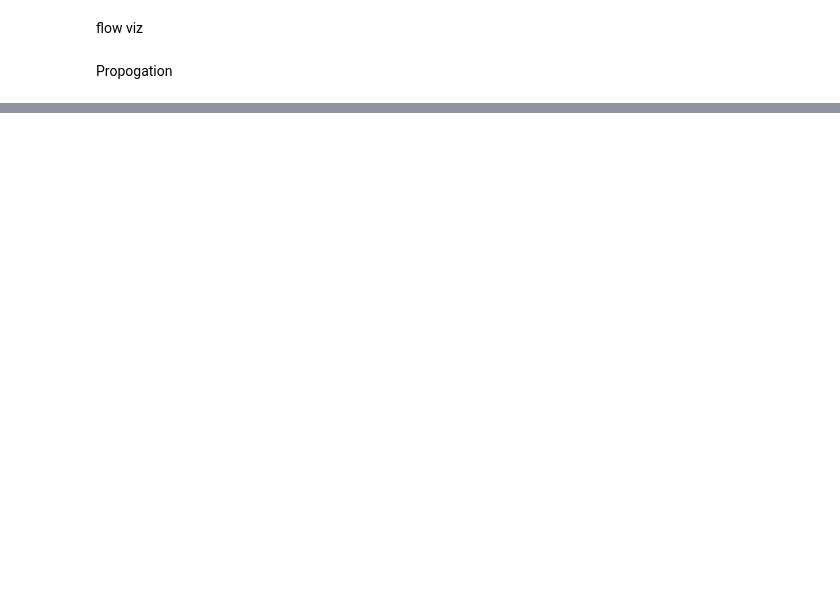
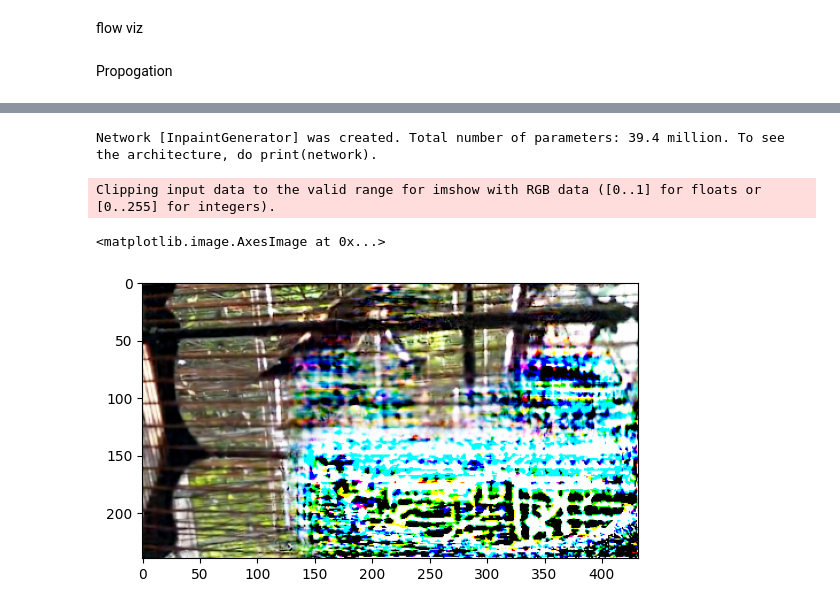
Before and after one commit to crispianm/DaBiT, a Jupyter notebook: xperiments.ipynb, the cells around one changed output, grey strips where cells are left out. Saved outputs shown, nothing was run; the diff lists cells and outputs as text; code cells hidden in the pictures; blank space fills up the shorter version.

```diff
--- a/xperiments.ipynb
+++ b/xperiments.ipynb
@@ -193,3 +183,5 @@ prop_local_frames = (
     + prop_imgs.view(b, l_t, 3, h, w) * local_masks
 )  # merge
 updated_frames[:, :l_t, ...] = prop_local_frames
+
+updated_frames = (updated_frames + 1) / 2.0
@@ -196,3 +199,14 @@ updated_frames[:, :l_t, ...] = prop_local_frames
+# %%
+model = InpaintGenerator()
+pp_checkpoint = torch.load("./experiments_model/propainter_train_depthpainter/gen_330000.pth")
+# pp_checkpoint = torch.load("./weights/ProPainter.pth")
+model.load_state_dict(pp_checkpoint)
+model.to("cuda:0")
+
+with torch.no_grad():
+    pred_imgs = model(updated_frames, depths, pred_flows_bi, masks, updated_masks, l_t)
+# %% [output]
+Network [InpaintGenerator] was created. Total number of parameters: 39.4 million. To see the architecture, do print(network).
 # %%
 pred_imgs = netG(updated_frames, depths, pred_flows_bi, masks, updated_masks, l_t)
 # %%
@@ -201,3 +215,9 @@ comp_local_frames = (
     gt_local_frames * (1.0 - local_masks) + pred_local_frames * local_masks
 )
 comp_imgs = frames * (1.0 - masks) + pred_imgs * masks
+# %%
+plt.imshow(pred_local_frames[0][0].detach().cpu().numpy().transpose(1, 2, 0))
+# %% [output]
+Clipping input data to the valid range for imshow with RGB data ([0..1] for floats or [0..255] for integers).
+<matplotlib.image.AxesImage at 0x...>
+[figure, added]
```
Also changed, not shown: parts of 12 cells of this notebook, 9 other files.
